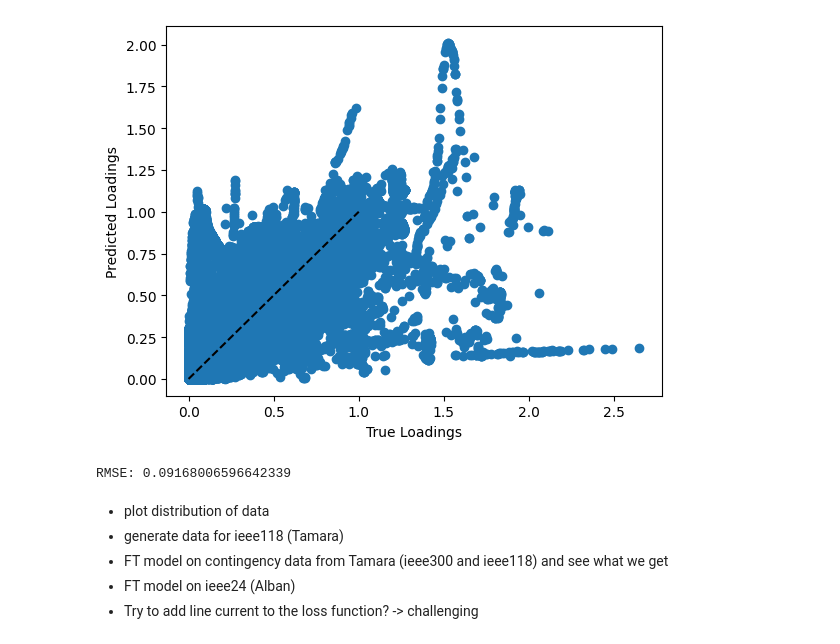
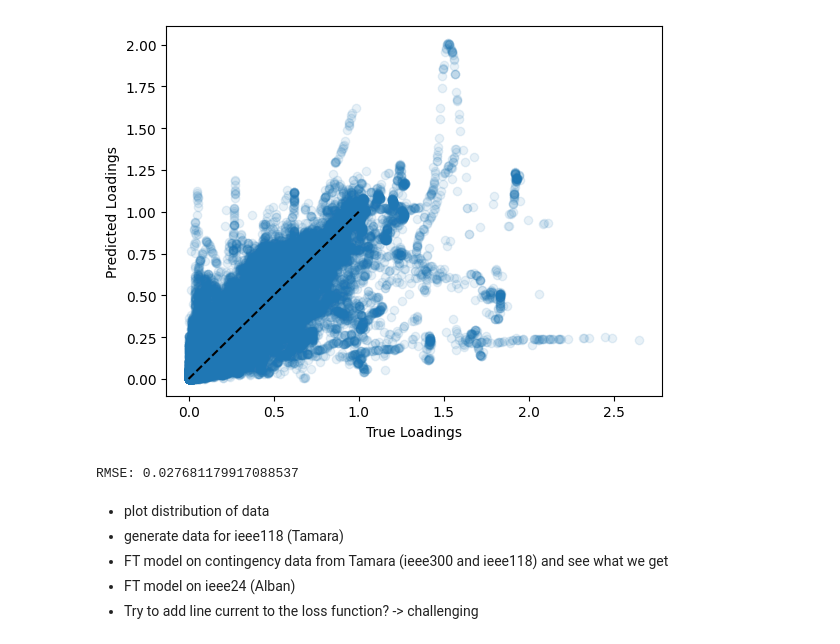
Before and after one commit to gridfm/gridfm-datakit, a Jupyter notebook: notebooks/post_processing.ipynb, the cells around one changed output. Saved outputs shown, nothing was run; the diff lists cells and outputs as text; code cells hidden in the pictures.

```diff
--- a/notebooks/post_processing.ipynb
+++ b/notebooks/post_processing.ipynb
@@ -97,8 +98,8 @@ rate_a = edge_params["rate_a"].values
 pf_node["VM_pred_corrected"] = pf_node["VM_pred"]
 pf_node["VA_pred_corrected"] = pf_node["VA_pred"]
 
-pf_node.loc[pf_node.PV, "VM_pred_corrected"] = pf_node["Vm"]
-pf_node.loc[pf_node.REF, "VA_pred_corrected"] = pf_node["Va"]
+pf_node.loc[pf_node.PV==1, "VM_pred_corrected"] = pf_node.loc[pf_node.PV==1, "Vm"]
+pf_node.loc[pf_node.REF==1, "VA_pred_corrected"] = pf_node.loc[pf_node.REF==1, "Va"]
 # %%
 loadings = []
 loadings_pred = []
@@ -158,19 +179,19 @@ import matplotlib.pyplot as plt
 # %%
 # scatter plot of loadings and loadings_pred
-plt.scatter(loadings[removed_lines==False], loadings_pred[removed_lines==False])
+plt.scatter(loadings[removed_lines==False], loadings_pred[removed_lines==False], alpha=0.1)
 plt.xlabel("True Loadings")
 plt.ylabel("Predicted Loadings")
 # plot the line y=x
 plt.plot([0, 1], [0, 1], 'k--')
 plt.show()
 # %% [output]
-[figure, old version]
+[figure, new version]
 # %%
 # compute rmse on va_pred_corrected and va
 rmse = np.sqrt(np.mean((loadings_pred[removed_lines==False] - loadings[removed_lines==False])**2))
 print(f"RMSE: {rmse}")
 # %% [output]
-RMSE: 0.09168006596642339
+RMSE: 0.027681179917088537
 # %% [markdown]
 - plot distribution of data
 - generate data for ieee118 (Tamara)
```
Also changed, not shown: parts of 7 cells of this notebook.
